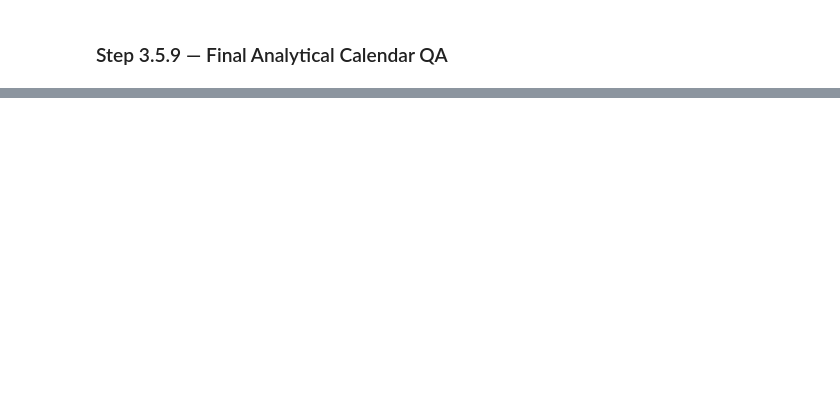
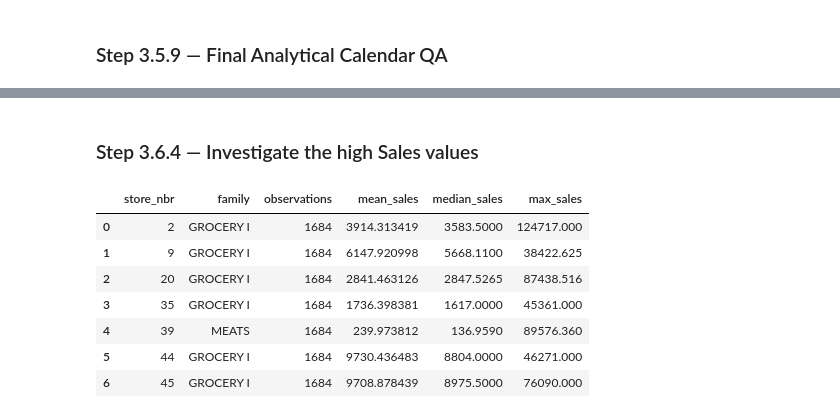
Before and after one commit to Abu-Hozaifa-Retail-Analyst/retail-sales-forecasting, a Jupyter notebook: notebooks/01_data_quality/02_initial_data_profiling.ipynb, the cells around one changed output, grey strips where cells are left out. Saved outputs shown, nothing was run; the diff lists cells and outputs as text; code cells hidden in the pictures; blank space fills up the shorter version.

```diff
--- a/notebooks/01_data_quality/02_initial_data_profiling.ipynb
+++ b/notebooks/01_data_quality/02_initial_data_profiling.ipynb
@@ -5324,0 +7086,37 @@ print(
+# %% [markdown]
+### Step 3.6.4 — Investigate the high Sales values
+# %%
+# Inspect historical sales statistics for the Store × Family
+# combinations containing the top sales observations
+
+top_combinations = (
+    top_sales_rows[["store_nbr", "family"]]
+    .drop_duplicates()
+)
+
+combination_history = (
+    train.merge(
+        top_combinations,
+        on=["store_nbr", "family"],
+        how="inner"
+    )
+    .groupby(["store_nbr", "family"])["sales"]
+    .agg(
+        observations="count",
+        mean_sales="mean",
+        median_sales="median",
+        max_sales="max"
+    )
+    .reset_index()
+)
+
+combination_history
+# %% [output]
+|  | store_nbr | family | observations | mean_sales | median_sales | max_sales |
+| 0 | 2 | GROCERY I | 1684 | 3914.313419 | 3583.5000 | 124717.000 |
+| 1 | 9 | GROCERY I | 1684 | 6147.920998 | 5668.1100 | 38422.625 |
+| 2 | 20 | GROCERY I | 1684 | 2841.463126 | 2847.5265 | 87438.516 |
+| 3 | 35 | GROCERY I | 1684 | 1736.398381 | 1617.0000 | 45361.000 |
+| 4 | 39 | MEATS | 1684 | 239.973812 | 136.9590 | 89576.360 |
+| 5 | 44 | GROCERY I | 1684 | 9730.436483 | 8804.0000 | 46271.000 |
+| 6 | 45 | GROCERY I | 1684 | 9708.878439 | 8975.5000 | 76090.000 |
```
Also changed, not shown: parts of 159 cells of this notebook, 1 other file.
